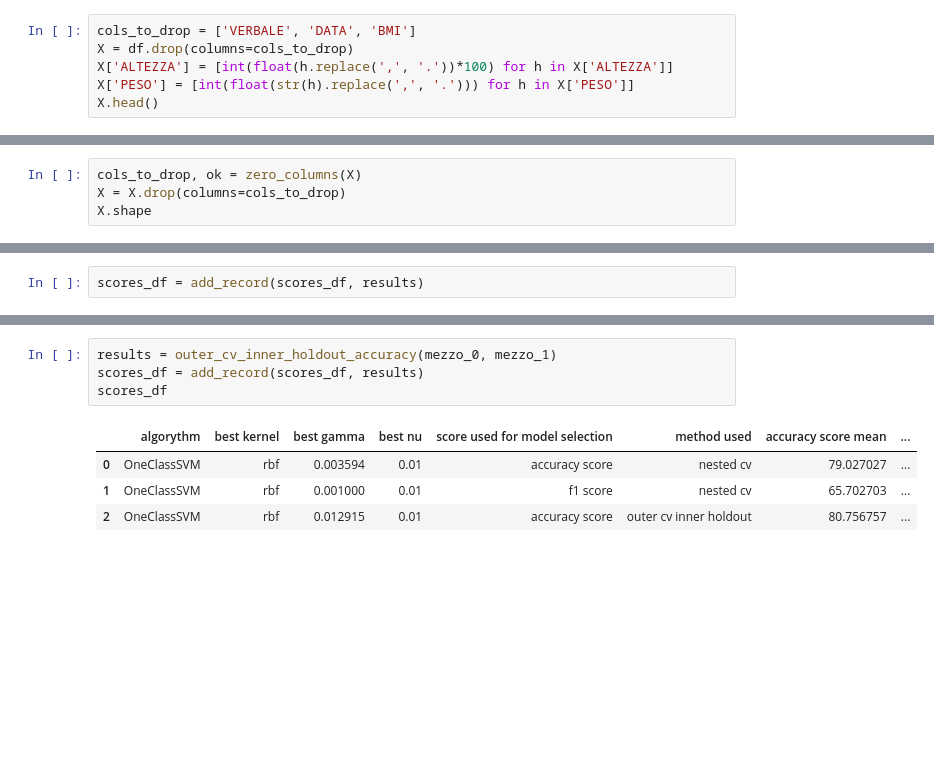
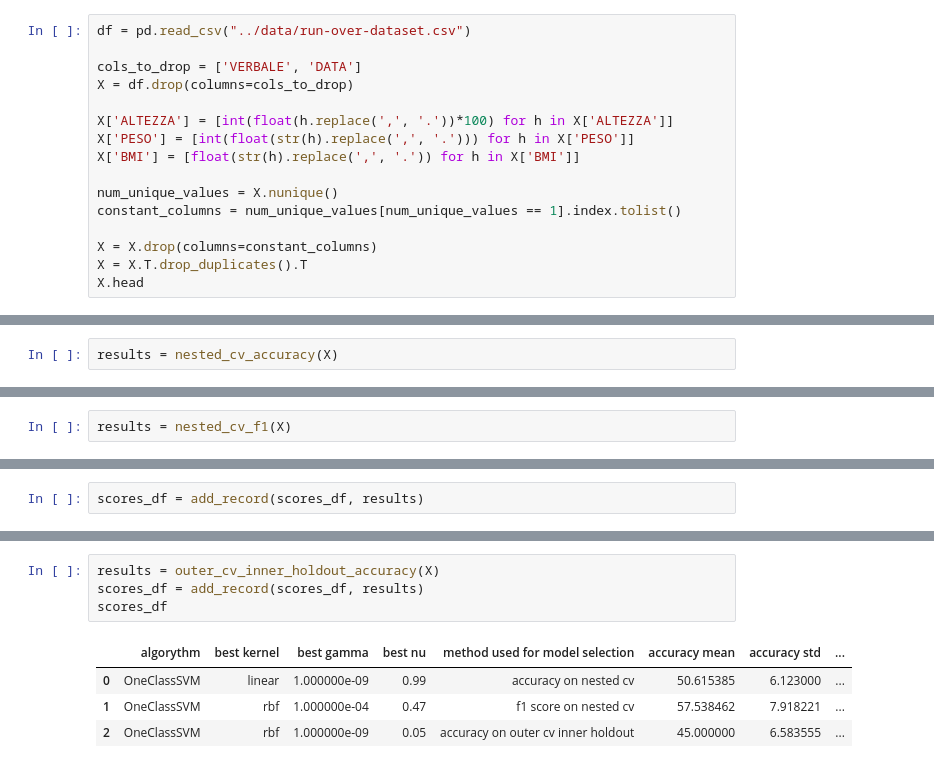
Before and after one commit to chrfum/one-class_classifier, a Jupyter notebook: run-over_classifier/one_class_codes/svm_exp1.ipynb, the cells around one changed output, grey strips where cells are left out. Cells and saved outputs as stored; diff of their text form; blank space fills up the shorter version.

```diff
--- a/run-over_classifier/one_class_codes/svm_exp1.ipynb
+++ b/run-over_classifier/one_class_codes/svm_exp1.ipynb
@@ -21,7 +10,17 @@ df.head()
 # %%
-cols_to_drop = ['VERBALE', 'DATA', 'BMI']
+df = pd.read_csv("../data/run-over-dataset.csv")
+
+cols_to_drop = ['VERBALE', 'DATA']
 X = df.drop(columns=cols_to_drop)
+
 X['ALTEZZA'] = [int(float(h.replace(',', '.'))*100) for h in X['ALTEZZA']]
 X['PESO'] = [int(float(str(h).replace(',', '.'))) for h in X['PESO']]
-X.head()
+X['BMI'] = [float(str(h).replace(',', '.')) for h in X['BMI']]
+
+num_unique_values = X.nunique()
+constant_columns = num_unique_values[num_unique_values == 1].index.tolist()
+
+X = X.drop(columns=constant_columns)
+X = X.T.drop_duplicates().T
+X.head
 # %% [output]
@@ -57,4 +43,0 @@ def zero_columns(X):
-# %%
-cols_to_drop, ok = zero_columns(X)
-X = X.drop(columns=cols_to_drop)
-X.shape
@@ -193,3 +121,5 @@ results = nested_cv_svm_accuracy(mezzo_0, mezzo_1)
+# %%
+results = nested_cv_accuracy(X)
 # %%
 results
 # %% [output]
@@ -302,3 +221,5 @@ results = nested_cv_svm_f1(mezzo_0, mezzo_1)
+# %%
+results = nested_cv_f1(X)
 # %%
 def add_record(df, record):
     new_record = pd.DataFrame(record, index=[0])
@@ -394,10 +310,10 @@ def outer_cv_inner_holdout_accuracy(X, Y):
 # %%
-results = outer_cv_inner_holdout_accuracy(mezzo_0, mezzo_1)
+results = outer_cv_inner_holdout_accuracy(X)
 scores_df = add_record(scores_df, results)
 scores_df
 # %% [output]
-|  | algorythm | best kernel | best gamma | best nu | score used for model selection | method used | accuracy score mean | ... |
-| 0 | OneClassSVM | rbf | 0.003594 | 0.01 | accuracy score | nested cv | 79.027027 | ... |
-| 1 | OneClassSVM | rbf | 0.001000 | 0.01 | f1 score | nested cv | 65.702703 | ... |
-| 2 | OneClassSVM | rbf | 0.012915 | 0.01 | accuracy score | outer cv inner holdout | 80.756757 | ... |
+|  | algorythm | best kernel | best gamma | best nu | method used for model selection | accuracy mean | accuracy std | ... |
+| 0 | OneClassSVM | linear | 1.000000e-09 | 0.99 | accuracy on nested cv | 50.615385 | 6.123000 | ... |
+| 1 | OneClassSVM | rbf | 1.000000e-04 | 0.47 | f1 score on nested cv | 57.538462 | 7.918221 | ... |
+| 2 | OneClassSVM | rbf | 1.000000e-09 | 0.05 | accuracy on outer cv inner holdout | 45.000000 | 6.583555 | ... |
 # %%
```
Also changed, not shown: parts of 33 cells of this notebook.
